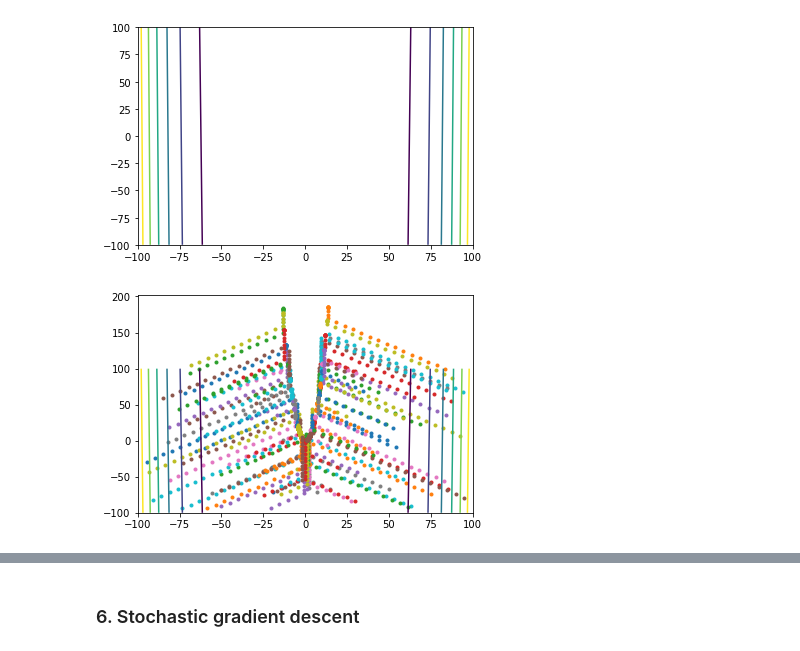
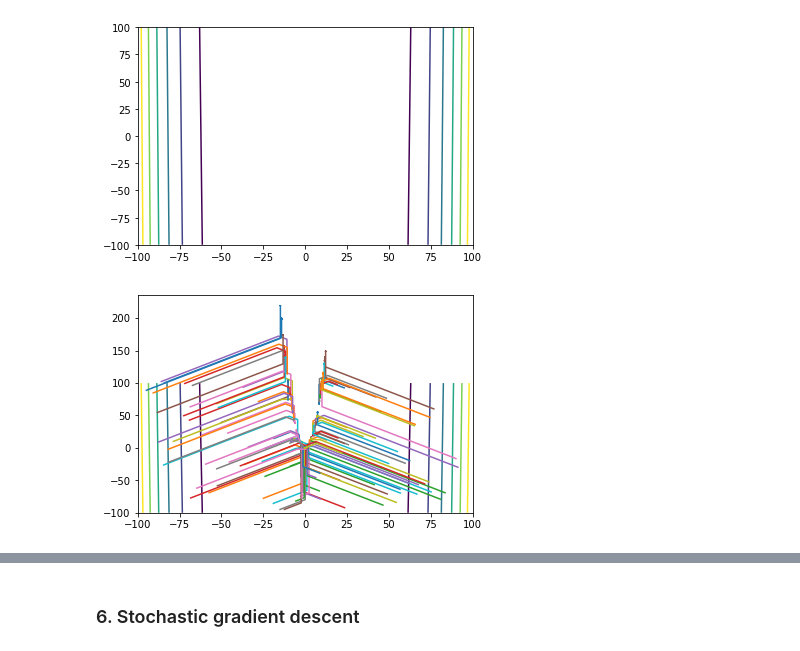
Before and after one commit to anrodigina/SQuAD, a Jupyter notebook: lab-1.ipynb, the cells around one changed output, grey strips where cells are left out. Cells and saved outputs as stored; diff of their text form; code cells hidden in the pictures.

Commit message:
Better plots and gradient descend

```diff
--- a/lab-1.ipynb
+++ b/lab-1.ipynb
@@ -312,0 +336,22 @@ $exp(-yw^Tx)$ and $(wy^T)$ are above the zero, in that
+# %%
+points_count = 350
+x_norm = list()
+for i in range(0, points_count):
+    x_norm.append([np.random.normal(1.5,0.3), np.random.normal(1.3,0.25), -1])
+for i in range(0, points_count):
+    x_norm.append([np.random.normal(2,0.25), np.random.normal(2,0.3), 1])
+x_norm = np.array(x_norm)
+plt.figure(figsize=(8, 6))
+plt.scatter(x_norm[:points_count, 0], x_norm[:points_count, 1], color='blue', marker='.')
+plt.scatter(x_norm[points_count:, 0], x_norm[points_count:, 1], color='red', marker='.')
+
+E = np.array(np.ones(len(x_norm)).reshape(len(x_norm), 1))
+X = np.concatenate((np.array(x_norm[:, :2]).reshape(len(x_norm), 2), E), axis=1)
+Y = np.array(x_norm[:, 2])
+solution = np.dot(np.dot(sla.inv(np.dot(X.T, X)), X.T), Y)
+solution
+def find_y(solution, x):
+    return (-solution[2] - solution[0]*x) / solution[1]
+x_sep = np.arange(0, 4, 0.1)
+y_sep = [find_y(solution, x) for x in x_sep]
+plt.plot(x_sep, y_sep)
@@ -396,5 +446,5 @@ pylab.show()
 # %%
 pylab.contour(xgrid, ygrid, zgrid)
 for i in range(0, 100):
-    pylab.scatter(path_x[i], path_y[i], marker='.')
+    pylab.plot(path_x[i], path_y[i])
 # %% [output]
@@ -401,0 +452,4 @@ for i in range(0, 100):
+# %%
+pylab.contour(xgrid, ygrid, zgrid)
+for i in range(0, 1):
+    pylab.plot(path_x[i], path_y[i])
@@ -466,6 +522,6 @@ pylab.show()
 # %%
 pylab.contour(xgrid, ygrid, zgrid)
 for i in range(0, 100):
-    pylab.scatter(path_x[i], path_y[i], marker='.')
+    pylab.plot(path_x[i], path_y[i])
 # %% [output]
-[figure, old version]
+[figure, new version]
```
Also changed, not shown: parts of 14 cells of this notebook.
